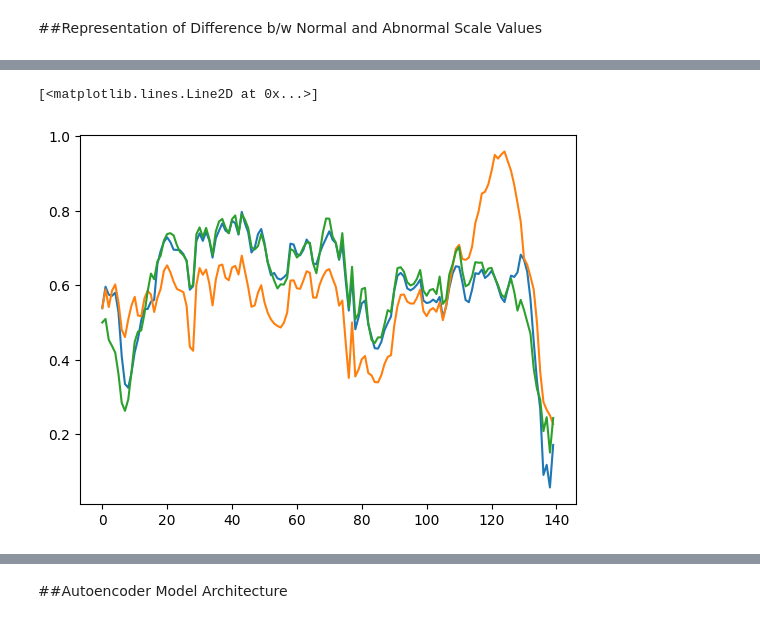
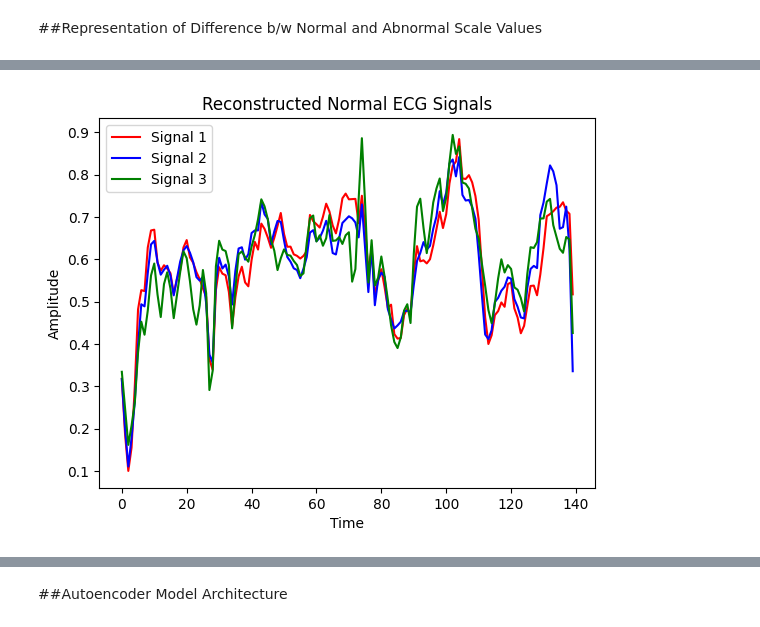
Before and after one commit to shreevatsdhyani/ECG_Anomaly_Detector, a Jupyter notebook: Copy_of_ECG_Anomaly_Detection.ipynb, the cells around one changed output, grey strips where cells are left out. Drawn from its saved outputs; the diff is of its cells as text; code cells hidden in the pictures.

```diff
--- a/Copy_of_ECG_Anomaly_Detection.ipynb
+++ b/Copy_of_ECG_Anomaly_Detection.ipynb
@@ -249,7 +244,17 @@ plt.plot(normal_train[2])
-# %%
-plt.plot(annomaly_train[0])
-plt.plot(annomaly_train[1])
-plt.plot(annomaly_train[2])
-# %% [output]
-[<matplotlib.lines.Line2D at 0x...>]
-[figure, removed]
+# %%
+plt.plot(normal_train[0], color='red', label='Signal 1')  # Red color for the first signal
+plt.plot(normal_train[1], color='blue', label='Signal 2')  # Blue color for the second signal
+plt.plot(normal_train[2], color='green', label='Signal 3')  # Green color for the third signal
+
+# Adding title and labels
+plt.title('Reconstructed Normal ECG Signals')
+plt.xlabel('Time')
+plt.ylabel('Amplitude')
+
+# Displaying the legend
+plt.legend()
+
+# Show the plot
+plt.show()
+# %% [output]
+[figure, added]
```
Also changed, not shown: parts of 26 cells of this notebook.
